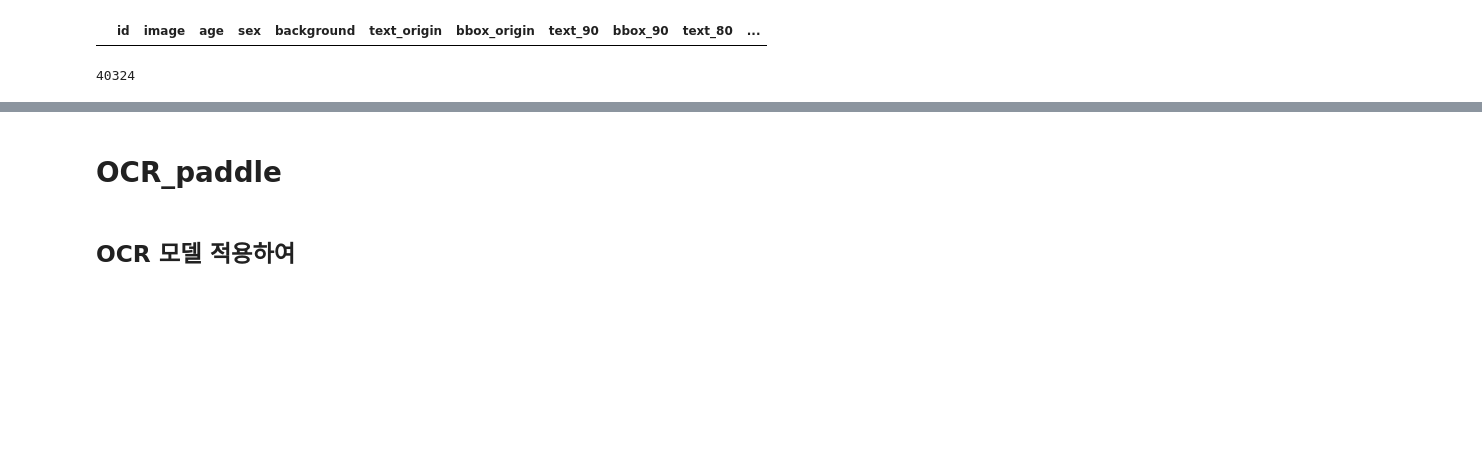
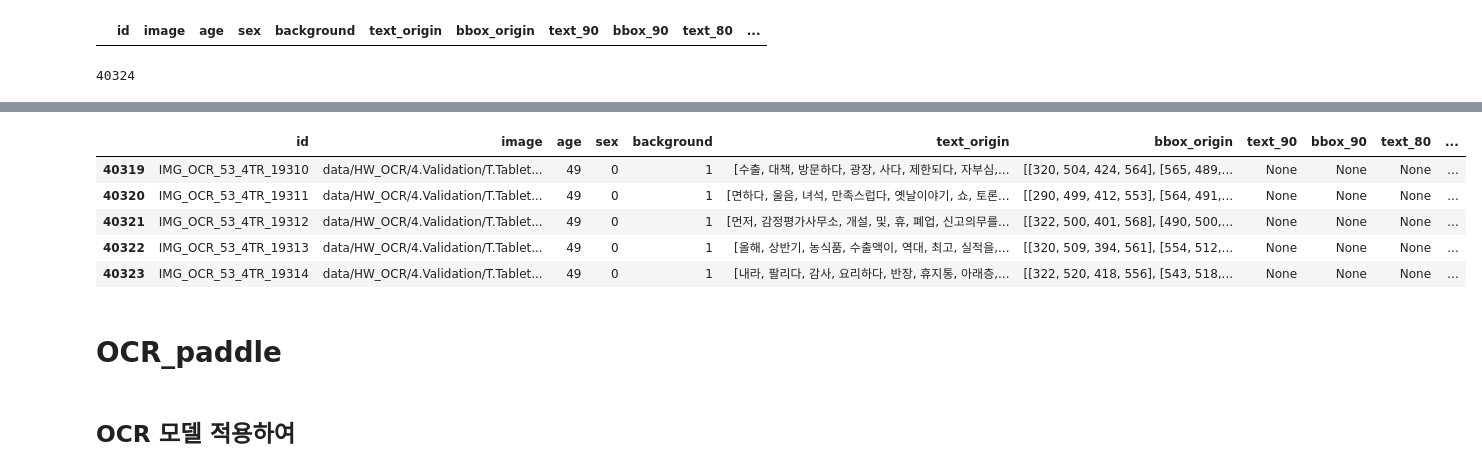
Before and after one commit to DLHandWriteOCR/HandWriteDL, a Jupyter notebook: OCR_paddle.ipynb, the cells around one changed output, grey strips where cells are left out. Cells and saved outputs as stored; diff of their text form; code cells hidden in the pictures; blank space fills up the shorter version.

```diff
--- a/OCR_paddle.ipynb
+++ b/OCR_paddle.ipynb
@@ -251 +300,10 @@ json2ocrdf(json_files_list[30000:])
+# %%
+ocr_df.tail()
+# %% [output]
+|  | id | image | age | sex | background | text_origin | bbox_origin | text_90 | bbox_90 | text_80 | ... |
+| 40319 | IMG_OCR_53_4TR_19310 | data/HW_OCR/4.Validation/T.Tablet... | 49 | 0 | 1 | [수출, 대책, 방문하다, 광장, 사다, 제한되다, 자부심,... | [[320, 504, 424, 564], [565, 489,... | None | None | None | ... |
+| 40320 | IMG_OCR_53_4TR_19311 | data/HW_OCR/4.Validation/T.Tablet... | 49 | 0 | 1 | [면하다, 울음, 녀석, 만족스럽다, 옛날이야기, 쇼, 토론... | [[290, 499, 412, 553], [564, 491,... | None | None | None | ... |
+| 40321 | IMG_OCR_53_4TR_19312 | data/HW_OCR/4.Validation/T.Tablet... | 49 | 0 | 1 | [먼저, 감정평가사무소, 개설, 및, 휴, 폐업, 신고의무를... | [[322, 500, 401, 568], [490, 500,... | None | None | None | ... |
+| 40322 | IMG_OCR_53_4TR_19313 | data/HW_OCR/4.Validation/T.Tablet... | 49 | 0 | 1 | [올해, 상반기, 농식품, 수출액이, 역대, 최고, 실적을,... | [[320, 509, 394, 561], [554, 512,... | None | None | None | ... |
+| 40323 | IMG_OCR_53_4TR_19314 | data/HW_OCR/4.Validation/T.Tablet... | 49 | 0 | 1 | [내라, 팔리다, 감사, 요리하다, 반장, 휴지통, 아래층,... | [[322, 520, 418, 556], [543, 518,... | None | None | None | ... |
 # %%
```
Also changed, not shown: parts of 11 cells of this notebook.
